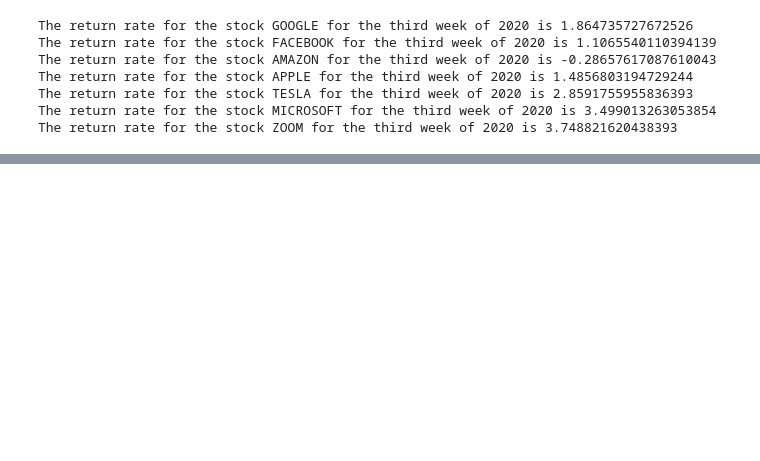
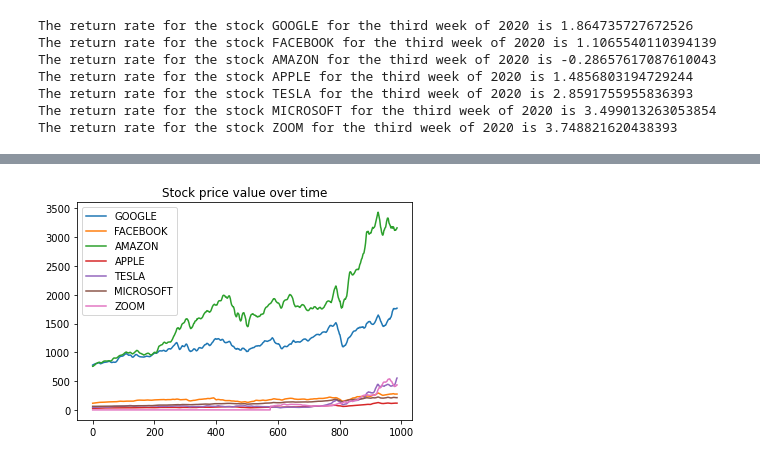
Before and after one commit to Miolith/bigdata_lab2, a Jupyter notebook: project.ipynb, the cells around one changed output, grey strips where cells are left out. Drawn from its saved outputs; the diff is of its cells as text; code cells hidden in the pictures; blank space fills up the shorter version.

```diff
--- a/project.ipynb
+++ b/project.ipynb
@@ -675,0 +656,13 @@ We observe better the increase of the Zoom stock that appeared on the market in
+# %%
+column = list(year_list[2017].keys())
+
+for i in range(len(column)):
+    if i == 6:
+        plt.plot(np.arange(576 + len(moving_data[i])), [0]*576+moving_data[i], label=column[i])
+    else:
+        plt.plot(np.arange(len(moving_data[i])), moving_data[i], label=column[i])
+plt.legend()
+plt.title("Stock price value over time")
+plt.show()
+# %% [output]
+[figure, added]
```
Also changed, not shown: parts of 65 cells of this notebook.
